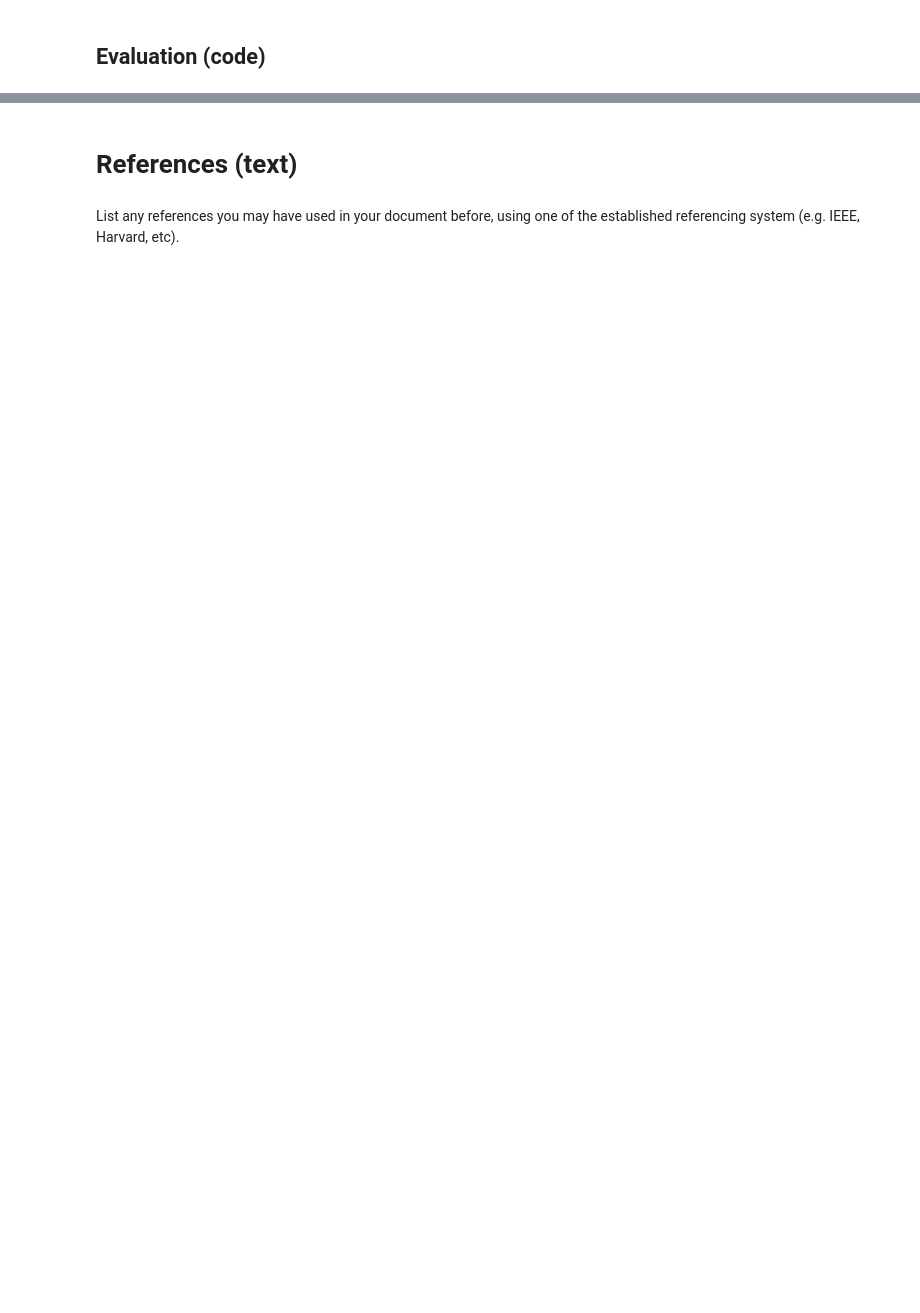
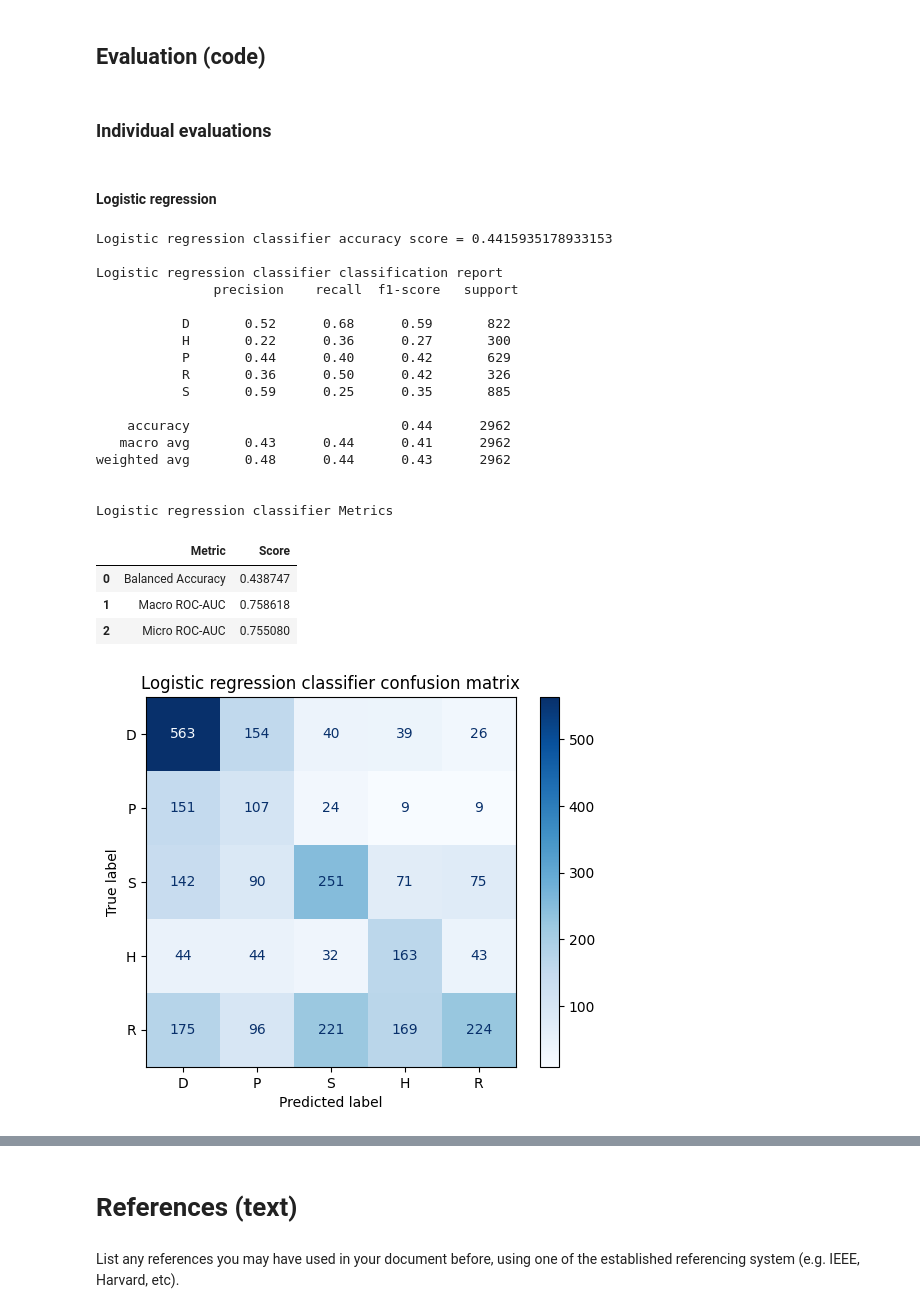
Before and after one commit to 4yala/NotebooksML, a Jupyter notebook: CI7521_CW1_2026.ipynb, the cells around one changed output, grey strips where cells are left out. Cells and saved outputs as stored; diff of their text form; code cells hidden in the pictures; blank space fills up the shorter version.

```diff
--- a/CI7521_CW1_2026.ipynb
+++ b/CI7521_CW1_2026.ipynb
@@ -375,0 +446,29 @@ y_svmpred = svm.predict(X_test_pca)
+# %% [markdown]
+### Individual evaluations
+# %% [markdown]
+#### Logistic regression
+# %%
+evaluate_model(log_csf, "Logistic regression classifier", X_test_scaled, y_test, 'Blues')
+# %% [output]
+Logistic regression classifier accuracy score = 0.4415935178933153
+
+Logistic regression classifier classification report
+               precision    recall  f1-score   support
+
+           D       0.52      0.68      0.59       822
+           H       0.22      0.36      0.27       300
+           P       0.44      0.40      0.42       629
+           R       0.36      0.50      0.42       326
+           S       0.59      0.25      0.35       885
+
+    accuracy                           0.44      2962
+   macro avg       0.43      0.44      0.41      2962
+weighted avg       0.48      0.44      0.43      2962
+
+
+Logistic regression classifier Metrics
+|  | Metric | Score |
+| 0 | Balanced Accuracy | 0.438747 |
+| 1 | Macro ROC-AUC | 0.758618 |
+| 2 | Micro ROC-AUC | 0.755080 |
+[figure, added]
```
Also changed, not shown: parts of 8 cells of this notebook.
